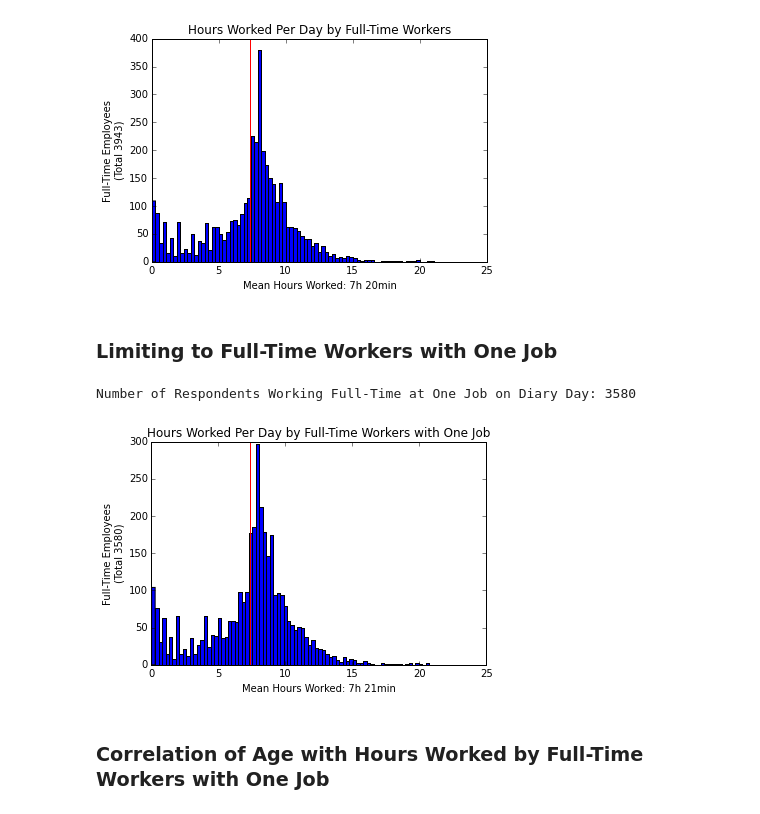
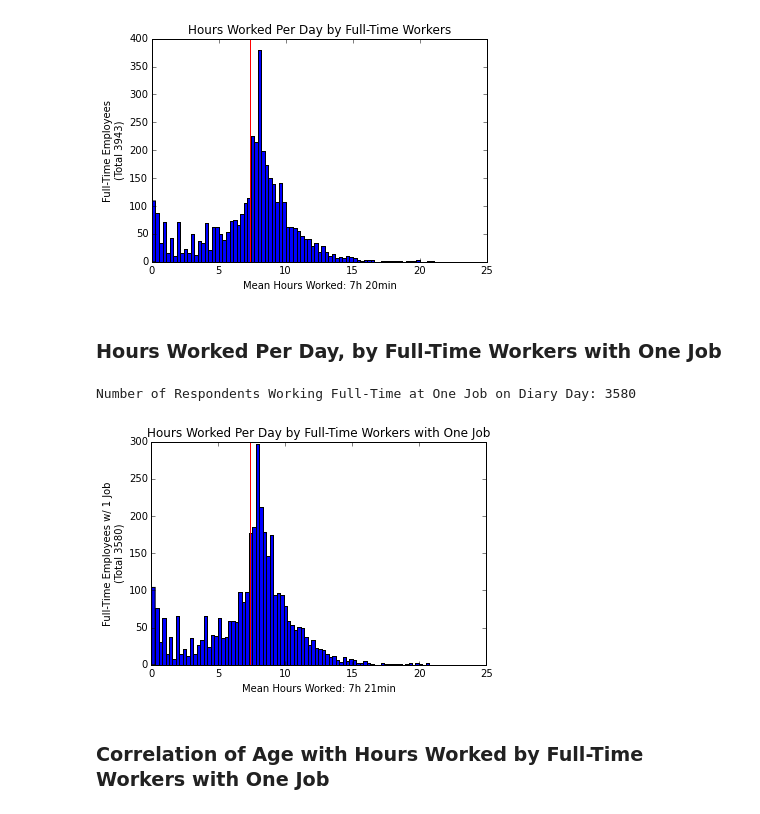
Before and after one commit to ahartz1/atus-analysis, a Jupyter notebook: atus-analysis.ipynb, the cells around one changed output. Saved outputs shown, nothing was run; the diff lists cells and outputs as text; code cells hidden in the pictures.

```diff
--- a/atus-analysis.ipynb
+++ b/atus-analysis.ipynb
@@ -555,7 +555,7 @@ plt.show()
 # %% [output]
 [figure]
 # %% [markdown]
-### Limiting to Full-Time Workers with One Job
+### Hours Worked Per Day, by Full-Time Workers with One Job
 # %%
 ft_hw_onejob = ft_hw[ft_hw.TEMJOT == 2]
 # %%
@@ -565,15 +565,15 @@ print("Number of Respondents Working Full-Time at One Job on Diary Day: {}".form
 Number of Respondents Working Full-Time at One Job on Diary Day: 3580
 # %%
 ft_hw_onejob['hours_worked'].plot(kind='hist', bins=80, title='Hours Worked Per Day by Full-Time Workers with One Job')
-plt.ylabel('Full-Time Employees\n(Total {})'.format(len(ft_hw_onejob['TUCASEID'].unique())))
+plt.ylabel('Full-Time Employees w/ 1 Job\n(Total {})'.format(len(ft_hw_onejob['TUCASEID'].unique())))
 ymin, ymax = plt.ylim()
 plt.vlines(ft_hw_onejob['hours_worked'].mean(), 0, ymax, color='r')
 plt.xlabel('Mean Hours Worked: {:.0f}h {:.0f}min' \
            .format(ft_hw_onejob.hours_worked.mean(),
                    (ft_hw_onejob.hours_worked.mean() - int(ft_hw_onejob.hours_worked.mean()))*60))
 plt.show()
 # %% [output]
-[figure, old version]
+[figure, new version]
 # %% [markdown]
 ### Correlation of Age with Hours Worked by Full-Time Workers with One Job
 # %%
```
Also changed, not shown: parts of 7 cells of this notebook.
